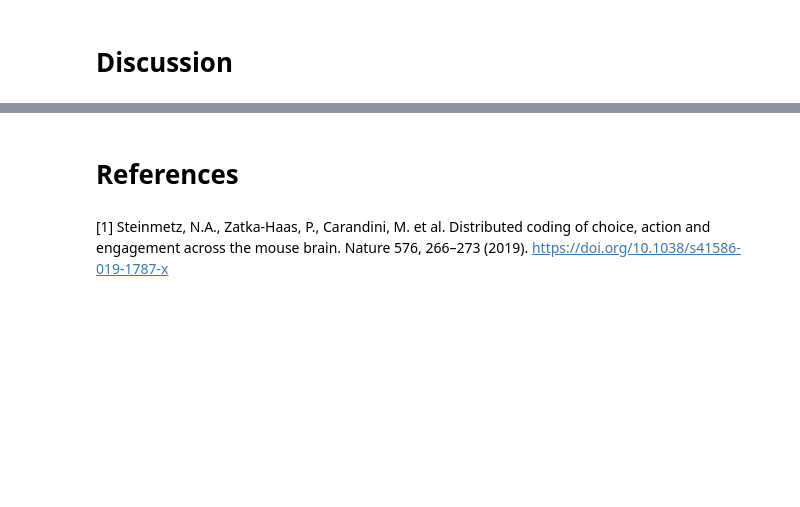
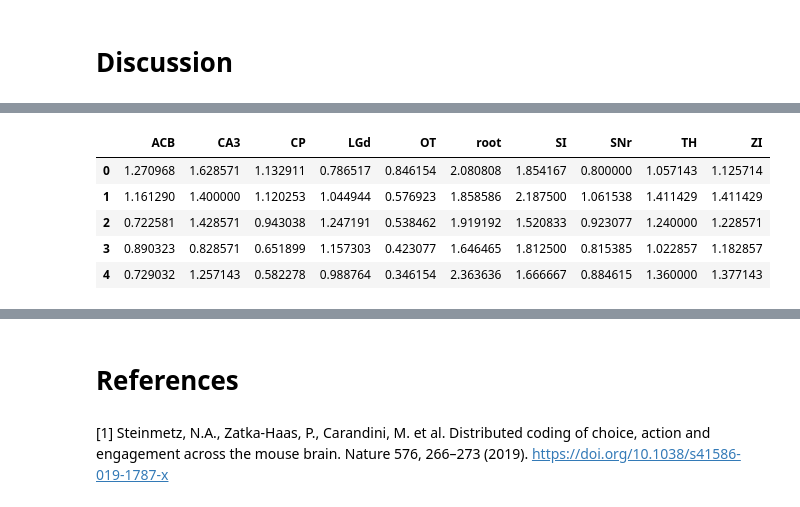
Before and after one commit to CodyVig/predictive-modeling-py, a Jupyter notebook: report.ipynb, the cells around one changed output, grey strips where cells are left out. Cells and saved outputs as stored; diff of their text form; code cells hidden in the pictures; blank space fills up the shorter version.

```diff
--- a/report.ipynb
+++ b/report.ipynb
@@ -515,0 +596,22 @@ Proin ac augue maximus, eleifend lectus eu, eleifend neque. Cras volutpat bibend
+# %%
+lederberg[-1].model_features.head()[
+    [
+        "ACB",
+        "CA3",
+        "CP",
+        "LGd",
+        "OT",
+        "root",
+        "SI",
+        "SNr",
+        "TH",
+        "ZI",
+    ]
+]
+# %% [output]
+|  | ACB | CA3 | CP | LGd | OT | root | SI | SNr | TH | ZI |
+| 0 | 1.270968 | 1.628571 | 1.132911 | 0.786517 | 0.846154 | 2.080808 | 1.854167 | 0.800000 | 1.057143 | 1.125714 |
+| 1 | 1.161290 | 1.400000 | 1.120253 | 1.044944 | 0.576923 | 1.858586 | 2.187500 | 1.061538 | 1.411429 | 1.411429 |
+| 2 | 0.722581 | 1.428571 | 0.943038 | 1.247191 | 0.538462 | 1.919192 | 1.520833 | 0.923077 | 1.240000 | 1.228571 |
+| 3 | 0.890323 | 0.828571 | 0.651899 | 1.157303 | 0.423077 | 1.646465 | 1.812500 | 0.815385 | 1.022857 | 1.182857 |
+| 4 | 0.729032 | 1.257143 | 0.582278 | 0.988764 | 0.346154 | 2.363636 | 1.666667 | 0.884615 | 1.360000 | 1.377143 |
```
Also changed, not shown: parts of 32 cells of this notebook, 1 other file.
